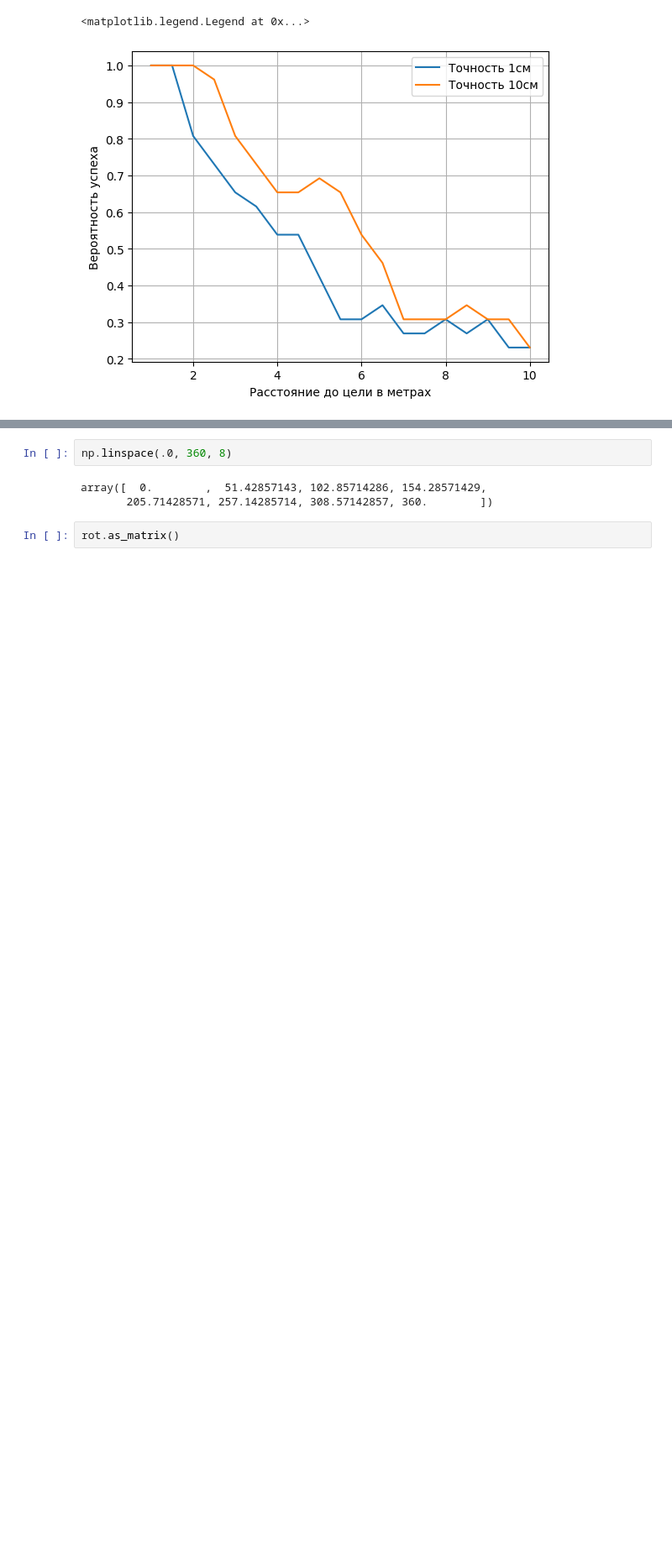
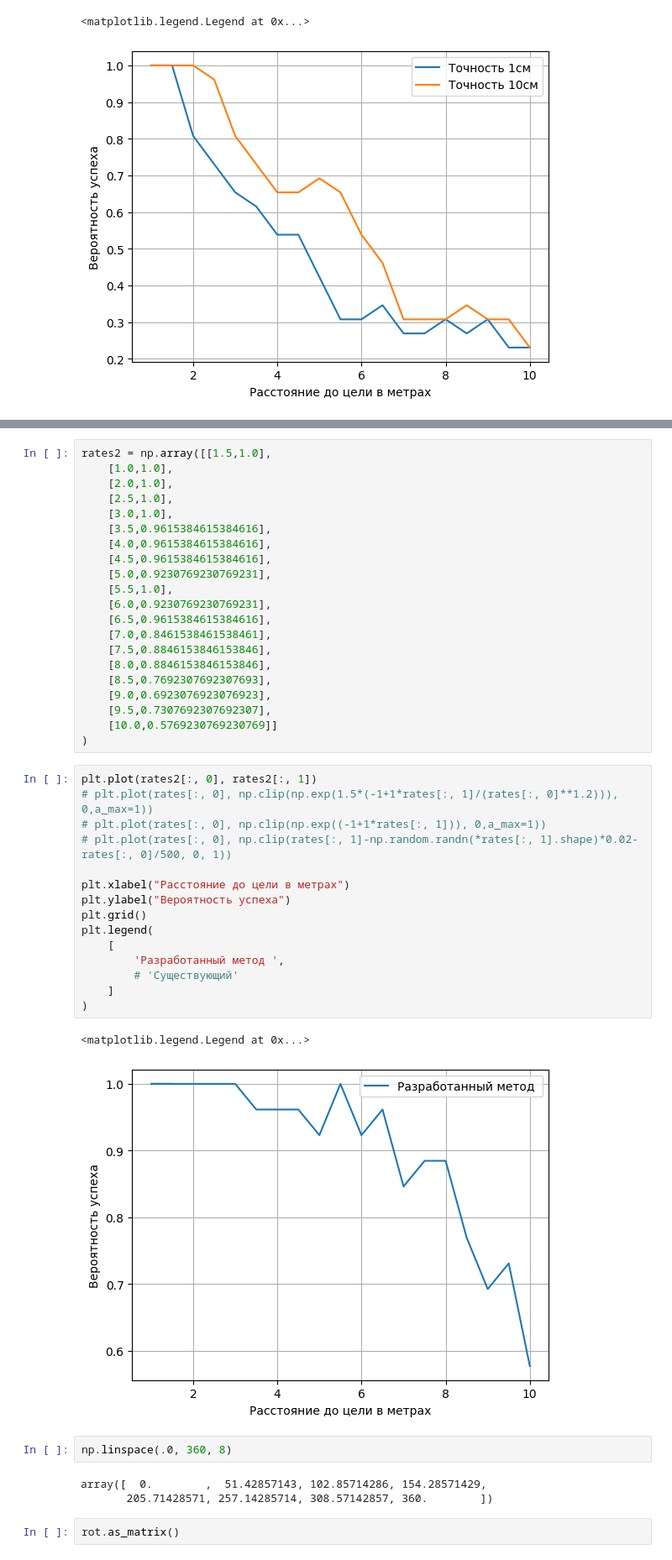
Before and after one commit to L-ED/RL_Drone, a Jupyter notebook: devel.ipynb, the cells around one changed output, grey strips where cells are left out. Shown at 84% size. Drawn from its saved outputs; the diff is of its cells as text; blank space fills up the shorter version.

```diff
--- a/devel.ipynb
+++ b/devel.ipynb
@@ -189,3 +191,42 @@ plt
+# %%
+rates2 = np.array([[1.5,1.0],
+    [1.0,1.0],
+    [2.0,1.0],
+    [2.5,1.0],
+    [3.0,1.0],
+    [3.5,0.9615384615384616],
+    [4.0,0.9615384615384616],
+    [4.5,0.9615384615384616],
+    [5.0,0.9230769230769231],
+    [5.5,1.0],
+    [6.0,0.9230769230769231],
+    [6.5,0.9615384615384616],
+    [7.0,0.8461538461538461],
+    [7.5,0.8846153846153846],
+    [8.0,0.8846153846153846],
+    [8.5,0.7692307692307693],
+    [9.0,0.6923076923076923],
+    [9.5,0.7307692307692307],
+    [10.0,0.5769230769230769]]
+)
+# %%
+plt.plot(rates2[:, 0], rates2[:, 1])
+# plt.plot(rates[:, 0], np.clip(np.exp(1.5*(-1+1*rates[:, 1]/(rates[:, 0]**1.2))), 0,a_max=1))
+# plt.plot(rates[:, 0], np.clip(np.exp((-1+1*rates[:, 1])), 0,a_max=1))
+# plt.plot(rates[:, 0], np.clip(rates[:, 1]-np.random.randn(*rates[:, 1].shape)*0.02-rates[:, 0]/500, 0, 1))
+
+plt.xlabel("Расстояние до цели в метрах")
+plt.ylabel("Вероятность успеха")
+plt.grid()
+plt.legend(
+    [
+        'Разработанный метод ',
+        # 'Существующий'
+    ]
+)
+# %% [output]
+<matplotlib.legend.Legend at 0x...>
+[figure, added]
 # %%
 np.linspace(.0, 360, 8)
 # %% [output]
```
Also changed, not shown: parts of 6 cells of this notebook, 1 other file.
